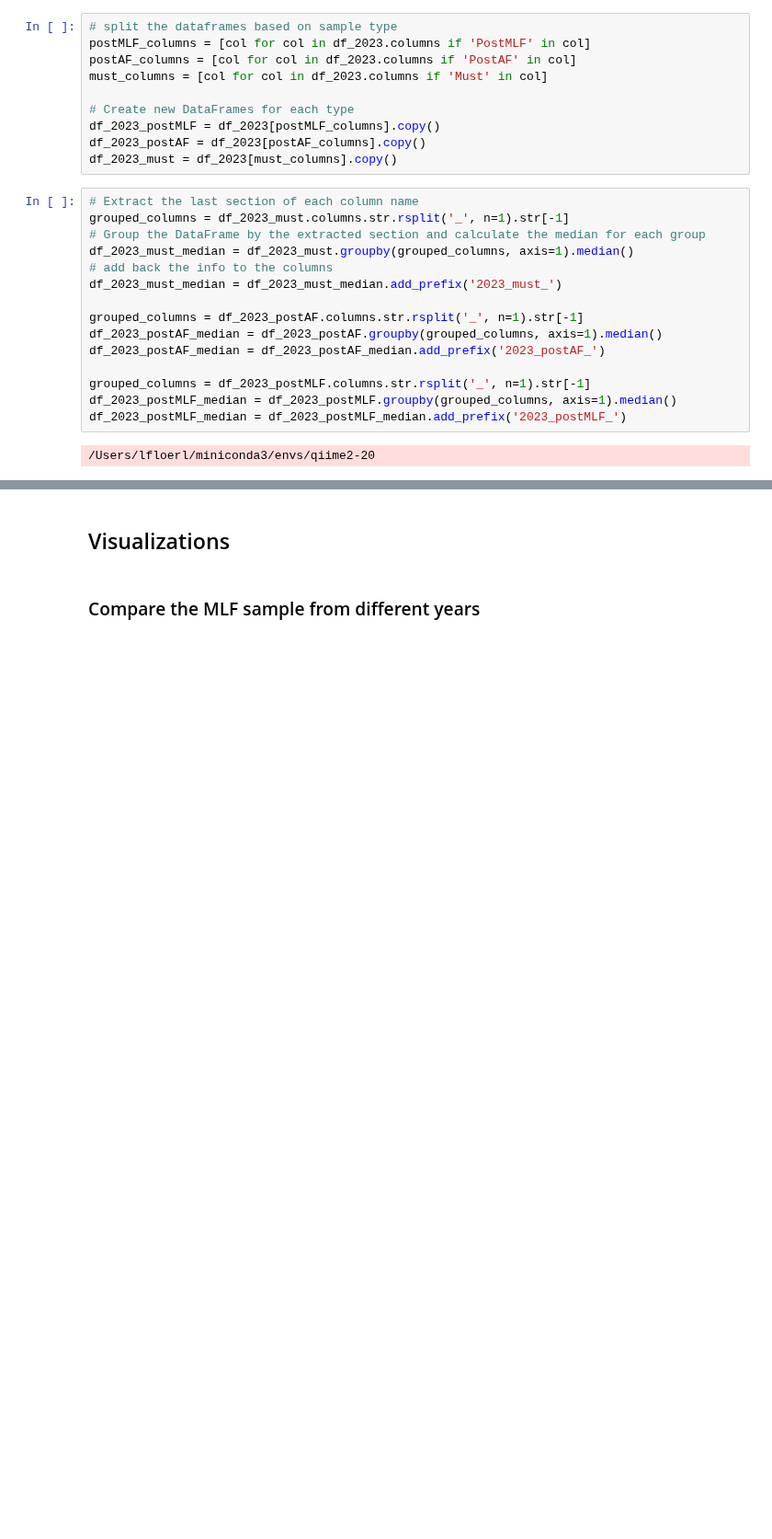
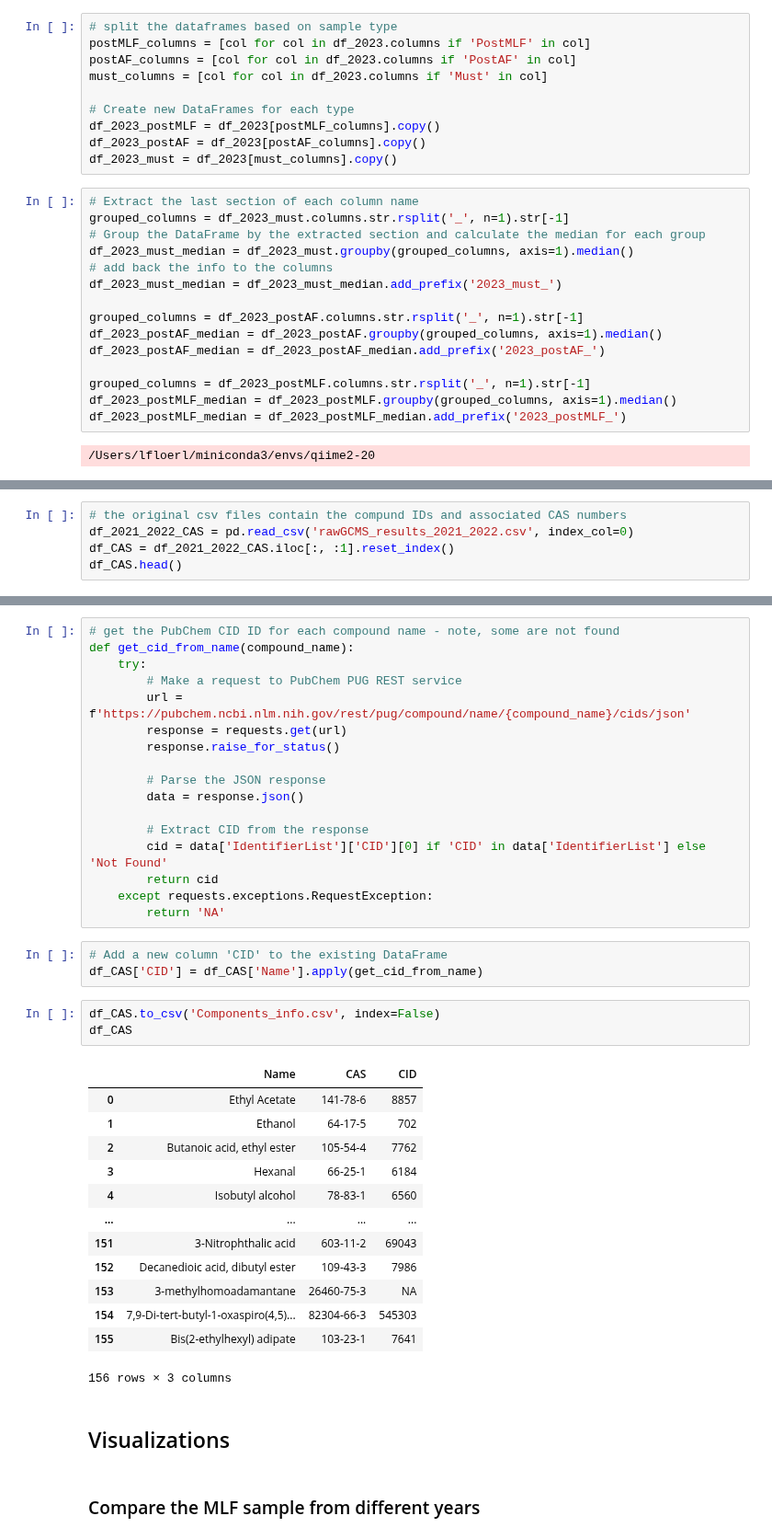
Before and after one commit to bokulich-publications/microterroir, a Jupyter notebook: GC-MS.ipynb, the cells around one changed output, grey strips where cells are left out. Shown at 92% size. Cells and saved outputs as stored; diff of their text form; blank space fills up the shorter version.

```diff
--- a/GC-MS.ipynb
+++ b/GC-MS.ipynb
@@ -91,0 +100,5 @@ df_2023_postMLF_median = df_2023_postMLF_median.add_prefix('2023_postMLF_')
+# %%
+# the original csv files contain the compund IDs and associated CAS numbers
+df_2021_2022_CAS = pd.read_csv('rawGCMS_results_2021_2022.csv', index_col=0)
+df_CAS = df_2021_2022_CAS.iloc[:, :1].reset_index()
+df_CAS.head()
@@ -92,3 +112,40 @@ df_2023_postMLF_median = df_2023_postMLF_median.add_prefix('2023_postMLF_')
+# %%
+# get the PubChem CID ID for each compound name - note, some are not found
+def get_cid_from_name(compound_name):
+    try:
+        # Make a request to PubChem PUG REST service
+        url = f'https://pubchem.ncbi.nlm.nih.gov/rest/pug/compound/name/{compound_name}/cids/json'
+        response = requests.get(url)
+        response.raise_for_status()
+
+        # Parse the JSON response
+        data = response.json()
+
+        # Extract CID from the response
+        cid = data['IdentifierList']['CID'][0] if 'CID' in data['IdentifierList'] else 'Not Found'
+        return cid
+    except requests.exceptions.RequestException:
+        return 'NA'
+# %%
+# Add a new column 'CID' to the existing DataFrame
+df_CAS['CID'] = df_CAS['Name'].apply(get_cid_from_name)
+# %%
+df_CAS.to_csv('Components_info.csv', index=False)
+df_CAS
+# %% [output]
+|  | Name | CAS | CID |
+| 0 | Ethyl Acetate | 141-78-6 | 8857 |
+| 1 | Ethanol | 64-17-5 | 702 |
+| 2 | Butanoic acid, ethyl ester | 105-54-4 | 7762 |
+| 3 | Hexanal | 66-25-1 | 6184 |
+| 4 | Isobutyl alcohol | 78-83-1 | 6560 |
+| ... | ... | ... | ... |
+| 151 | 3-Nitrophthalic acid | 603-11-2 | 69043 |
+| 152 | Decanedioic acid, dibutyl ester | 109-43-3 | 7986 |
+| 153 | 3-methylhomoadamantane | 26460-75-3 | NA |
+| 154 | 7,9-Di-tert-butyl-1-oxaspiro(4,5)... | 82304-66-3 | 545303 |
+| 155 | Bis(2-ethylhexyl) adipate | 103-23-1 | 7641 |
+156 rows × 3 columns
 # %% [markdown]
 ## Visualizations
 # %% [markdown]
```
Also changed, not shown: parts of 22 cells of this notebook, 3 other files.
